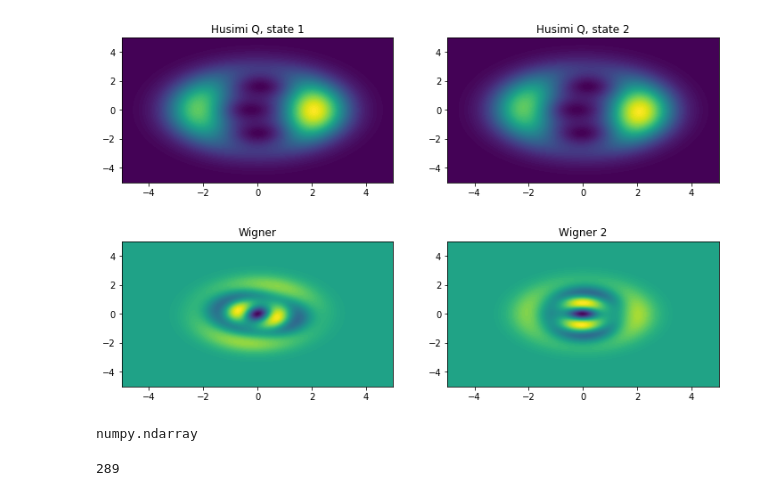
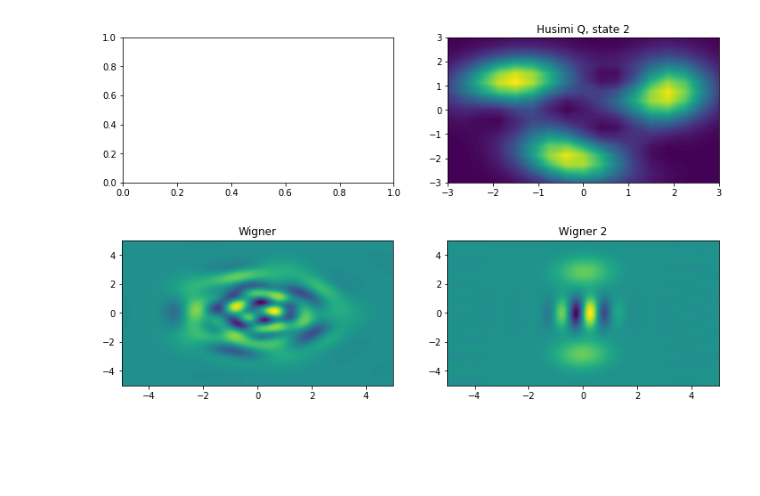
Before and after one commit to ajkuna/quoptics, a Jupyter notebook: Untitled2-2.ipynb, the cells around one changed output. Cells and saved outputs as stored; diff of their text form; code cells hidden in the pictures; blank space fills up the shorter version.

```diff
--- a/Untitled2-2.ipynb
+++ b/Untitled2-2.ipynb
@@ -78,33 +88,46 @@ ValueError: setting an array element with a sequence.
 # %%
+t = linspace(0,10,1000)
 # we start with a coherent state with alpha=2.0
-psi1 = coherent(4, 2)
+kappa = .001
+psi1 = coherent(20, 2)
+# the Kerr Hamiltonian
+H = 0.5 * chi * a.dag() * a.dag() * a * a
+c_op = []
+c_op.append(sqrt(kappa) * a)
 # and evolve the state under the influence of the hamiltonian.
 # by passing an empty list as expecation value operators argument,
 # we get the full state of the system in result.states
-result = mesolve(H, psi1, t, [], [])
+result = mesolve(H, psi1, t, c_op, [])
 # %%
 # New Husimi space
 
-xvec1 = linspace(-5,5,200)
+# xvec1 = linspace(-5,5,200)
 
-q_result = qfunc(result.states[1],xvec1,xvec1)
-q_result2 = qfunc(result.states[3],xvec1,xvec1)
-
+# q_result = qfunc(result.states[20],xvec1,xvec1)
+q_result2 = zeros((len(alpha), len(alpha)))
+for i in range(len(alpha)):
+    for j in range(len(alpha)):
+        first = husimi2(alpha[i,j], result.states[40], 20)
+        second = first[0,]
+        third = second[0,]
+#         print (first[0,])
+        q_result2[i,j] = third[0,]
+#         print(q_result2)
 
 fig2, axes2 = plt.subplots(1, 2, figsize=(12,3))
 #fig1, axes1 = plt.subplots(1, 2, figsize=(12,3))
-cont0 = axes2[0].contourf(xvec1, xvec1, q_result, 100)
-cont1 = axes2[1].contourf(xvec1, xvec1,q_result2,100)
-lbl0 = axes2[0].set_title("Husimi Q, state 1")
+# cont0 = axes2[0].contourf(alpha, alpha, q_result, 100)
+cont1 = axes2[1].contourf(alpha.real, alpha.imag, q_result2,100)
+# lbl0 = axes2[0].set_title("Husimi Q, state 1")
 lbl1 = axes2[1].set_title("Husimi Q, state 2")
 
-
 plt.show()
 # %% [output]
-[figure, old version]
+[figure, new version]
 # %%
+xvec1 = linspace(-5, 5, 200)
 W = wigner(result.states[20], xvec1, xvec1)
-W1= wigner(result.states[500],xvec1, xvec1)
+W1= wigner(result.states[50],xvec1, xvec1)
 # fig =figure()
 # ax = Axes3D(fig,azim=-62.5,elev=25)
 # ax.plot_surface(xvec, xvec, W, rstride=2, cstride=2, cmap=cm.jet,lw=.1)
@@ -118,12 +141,4 @@ lbl0 = axes3[0].set_title("Wigner")
 lbl1 = axes3[1].set_title("Wigner 2")
 plt.show()
 # %% [output]
-[figure, old version]
+[figure, new version]
-# %%
-type(array(q))
-# %% [output]
-numpy.ndarray
-# %%
-size(q)
-# %% [output]
-289
```
Also changed, not shown: parts of 8 cells of this notebook.
